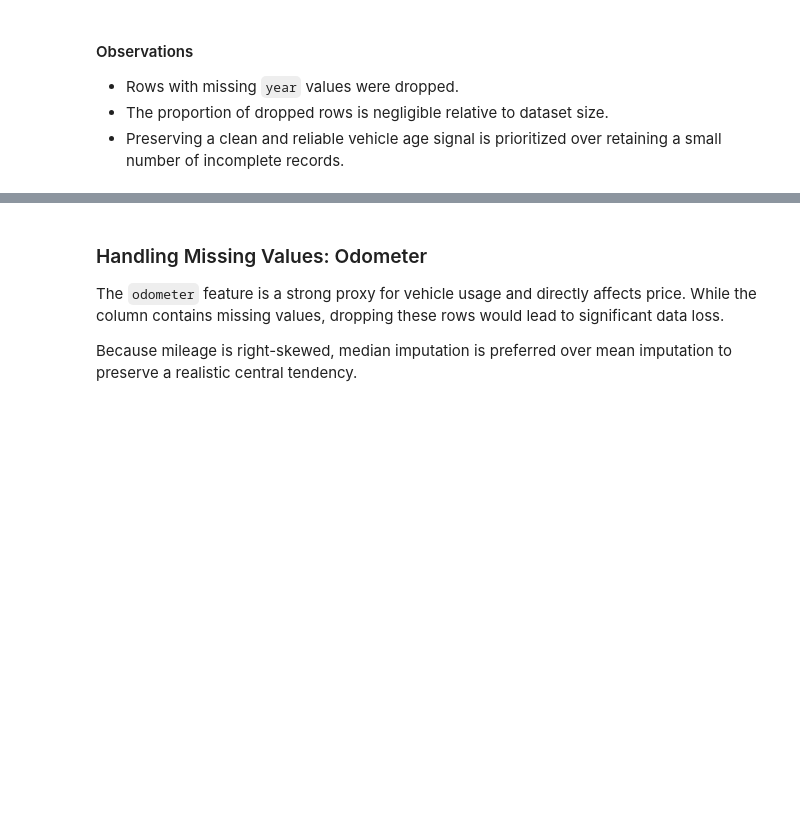
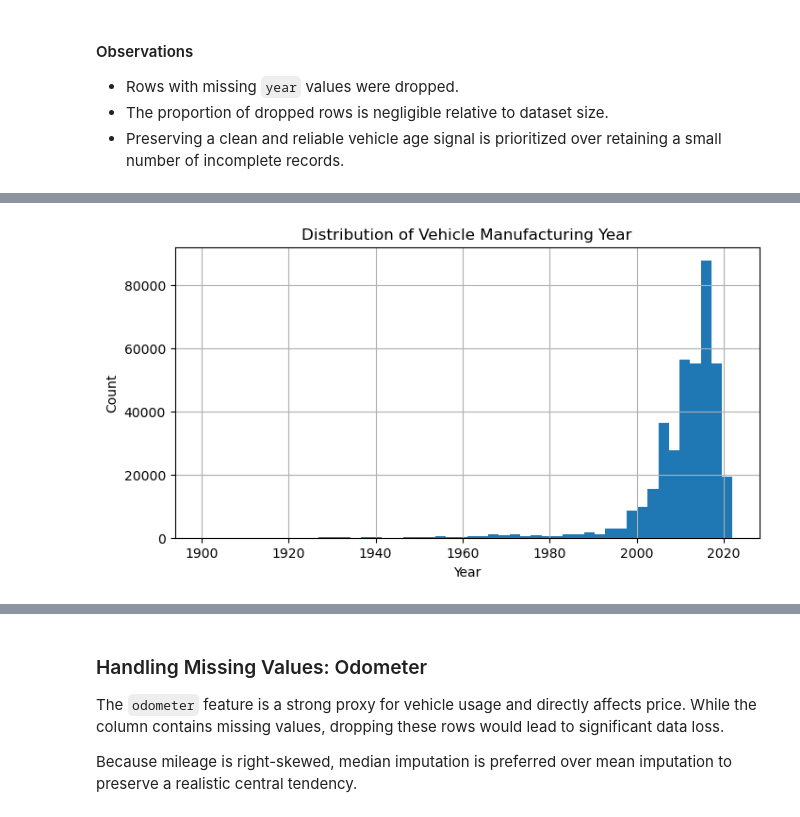
Before and after one commit to Free-Hertz/used-car-price-prediction, a Jupyter notebook: notebooks/02_feature_cleaning_preprocessing.ipynb, the cells around one changed output, grey strips where cells are left out. Cells and saved outputs as stored; diff of their text form; code cells hidden in the pictures; blank space fills up the shorter version.

```diff
--- a/notebooks/02_feature_cleaning_preprocessing.ipynb
+++ b/notebooks/02_feature_cleaning_preprocessing.ipynb
@@ -71,0 +107,11 @@ df = df.dropna(subset=['year'])
+# %%
+import matplotlib.pyplot as plt
+
+plt.figure(figsize=(8, 4))
+df['year'].hist(bins=50)
+plt.xlabel('Year')
+plt.ylabel('Count')
+plt.title('Distribution of Vehicle Manufacturing Year')
+plt.show()
+# %% [output]
+[figure, added]
```
Also changed, not shown: parts of 29 cells of this notebook.
